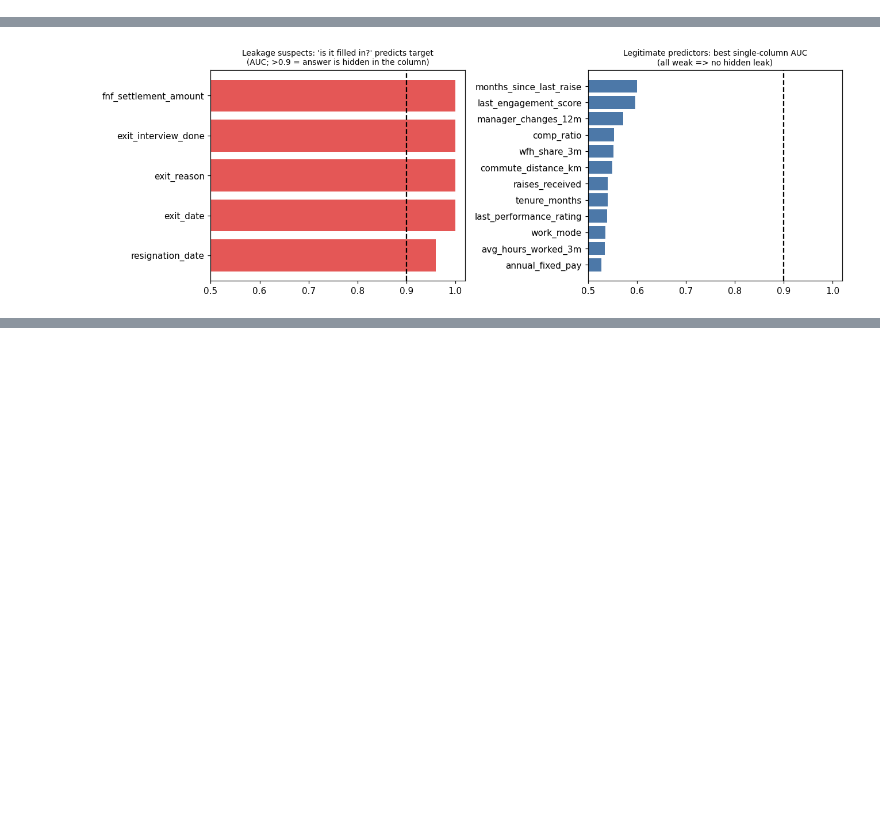
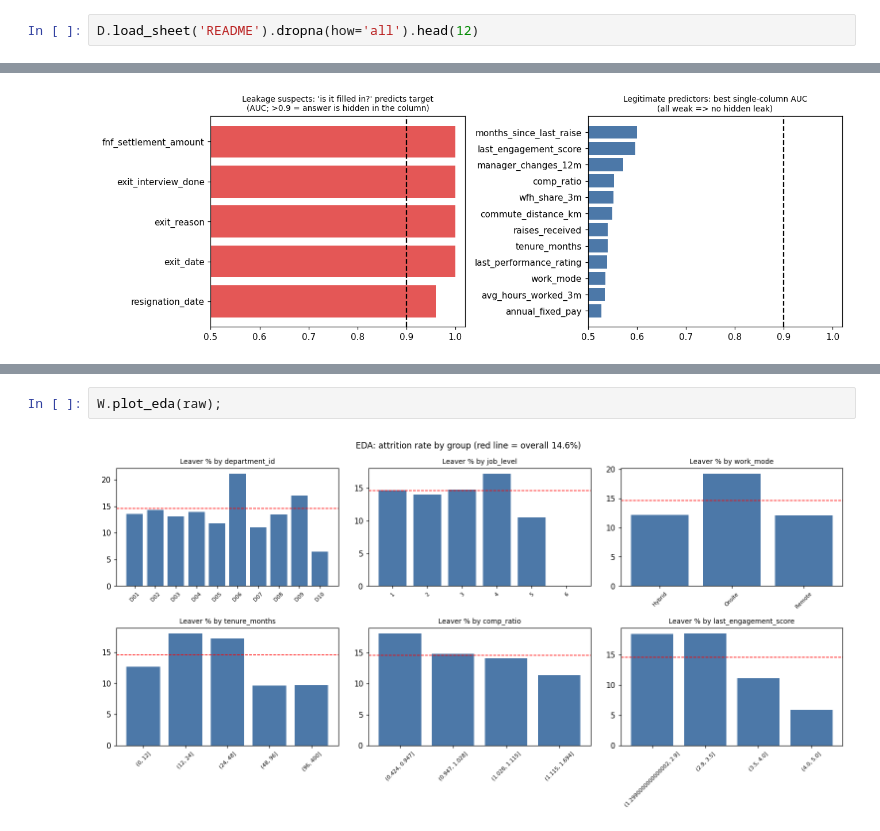
Before and after one commit to jaisurya04/cortexhr, a Jupyter notebook: 05_Starter/notebooks/01_data_audit.ipynb, the cells around one changed output, grey strips where cells are left out. Drawn from its saved outputs; the diff is of its cells as text; blank space fills up the shorter version.

```diff
--- a/05_Starter/notebooks/01_data_audit.ipynb
+++ b/05_Starter/notebooks/01_data_audit.ipynb
@@ -40,0 +49,2 @@ fnf_settlement_amount                   float64
+# %%
+D.load_sheet('README').dropna(how='all').head(12)
@@ -265,0 +415,4 @@ audit_t[['problem', 'evidence', 'reason']]
+# %%
+W.plot_eda(raw);
+# %% [output]
+[figure, added]
```
Also changed, not shown: parts of 94 cells of this notebook, 10 other files.
